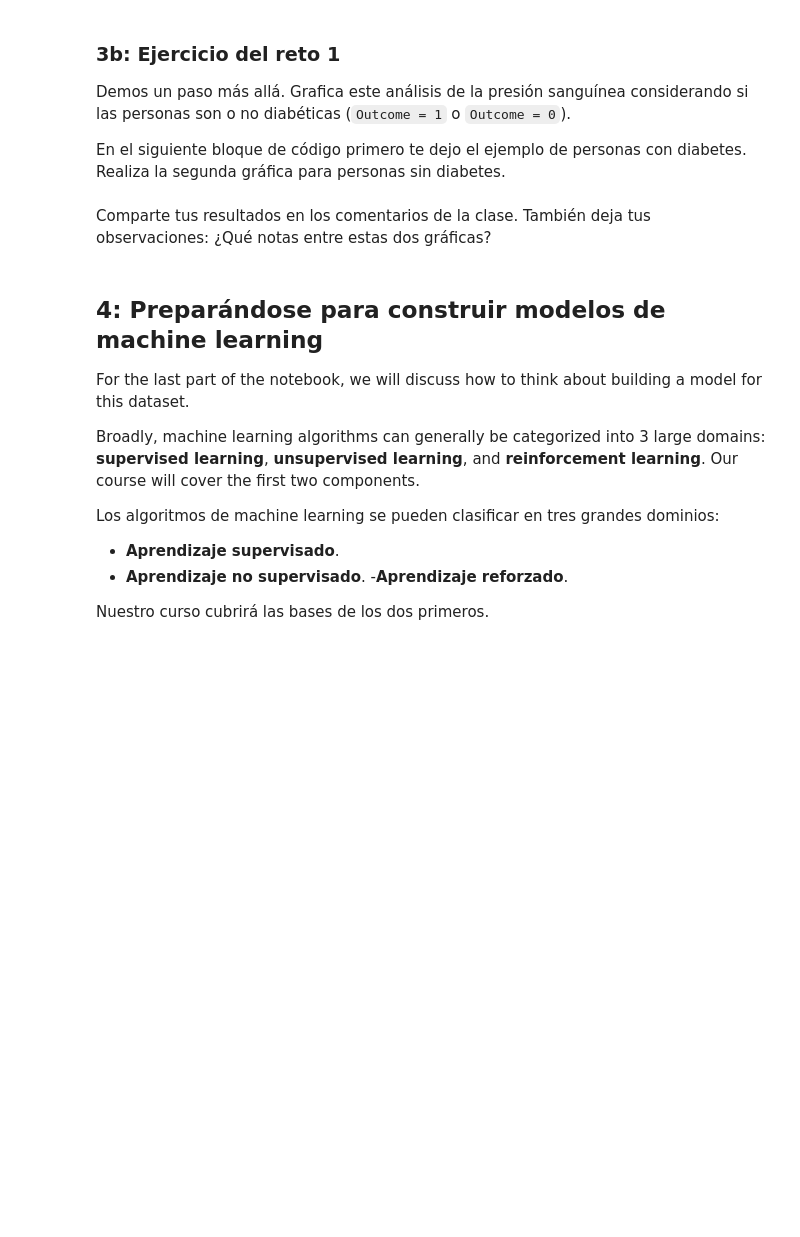
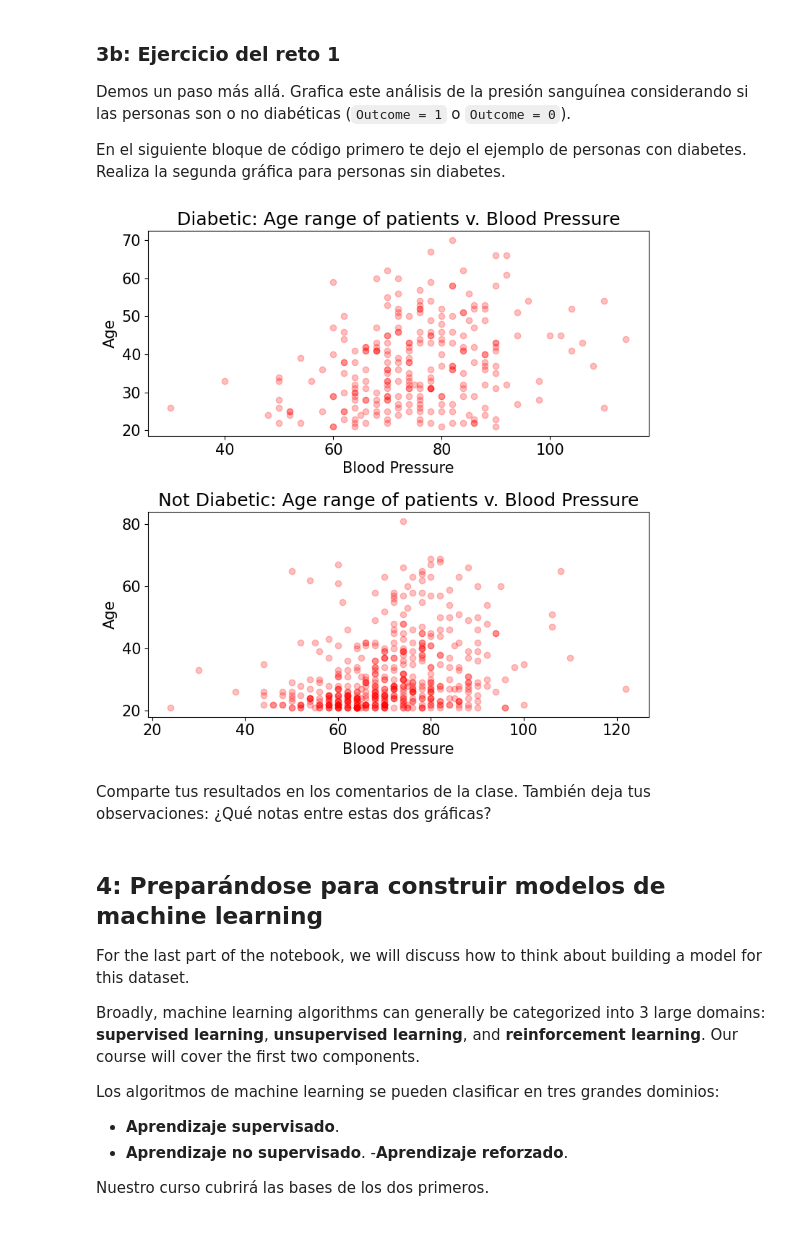
Before and after one commit to esvelpe/IA, a Jupyter notebook: IntroduccionMachineLearning/reto_procesando_un_dataset.ipynb, the cells around one changed output. Cells and saved outputs as stored; diff of their text form; code cells hidden in the pictures; blank space fills up the shorter version.

```diff
--- a/IntroduccionMachineLearning/reto_procesando_un_dataset.ipynb
+++ b/IntroduccionMachineLearning/reto_procesando_un_dataset.ipynb
@@ -291,18 +337,24 @@ En el siguiente bloque de código primero te dejo el ejemplo de personas con dia
 # %%
 diabetic = data[data["Outcome"] == 1]
 notdiabetic = data[data["Outcome"] == 0]
 
 plt.rcParams['font.size'] = 15
 f = plt.figure(figsize=(8,8))
-ax = f.add_subplot(2,1,1)
-ax.scatter(diabetic["BloodPressure"], diabetic["Age"], alpha=0.25, c='r')
-ax.set_title("Diabetic: Age range of patients v. Blood Pressure")
-ax.set_ylabel("Age")
-ax.set_xlabel("Blood Pressure")
+ax1 = f.add_subplot(2,1,1)
+ax1.scatter(diabetic["BloodPressure"], diabetic["Age"], alpha=0.25, c='r')
+ax1.set_title("Diabetic: Age range of patients v. Blood Pressure")
+ax1.set_ylabel("Age")
+ax1.set_xlabel("Blood Pressure")
 
-## TU CODIGO AQUI
+ax2 = f.add_subplot(2,1,2)
+ax2.scatter(notdiabetic["BloodPressure"], notdiabetic["Age"], alpha=0.25, c='r')
+ax2.set_title("Not Diabetic: Age range of patients v. Blood Pressure")
+ax2.set_ylabel("Age")
+ax2.set_xlabel("Blood Pressure")
 
 f.tight_layout()
+# %% [output]
+[figure, added]
 # %% [markdown]
 Comparte tus resultados en los comentarios de la clase. También deja tus observaciones: ¿Qué notas entre estas dos gráficas?
 # %% [markdown]
```
Also changed, not shown: parts of 8 cells of this notebook.
